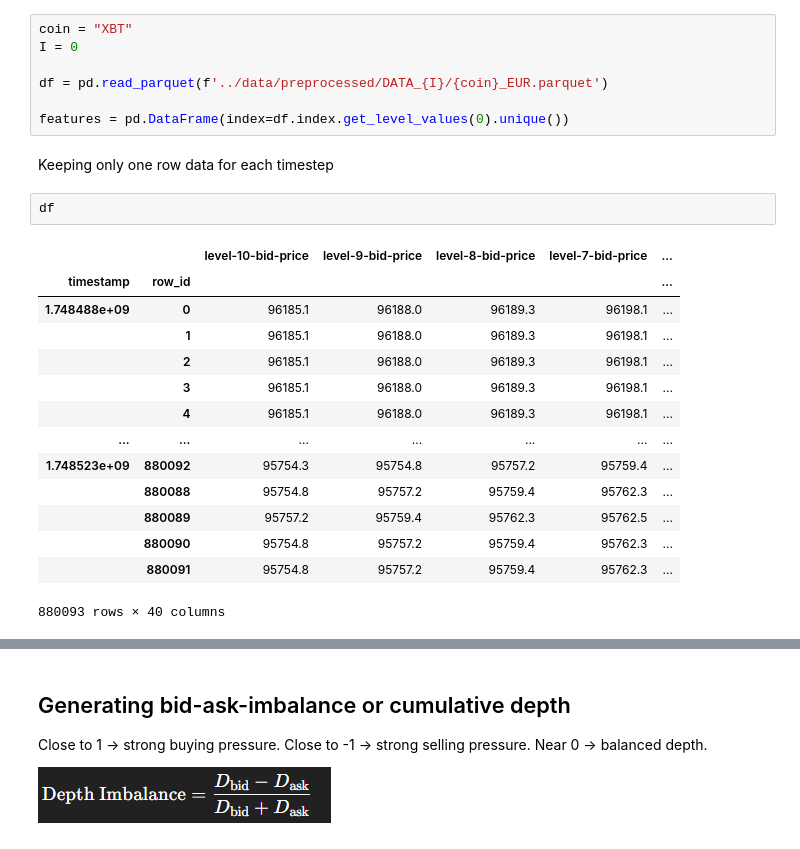
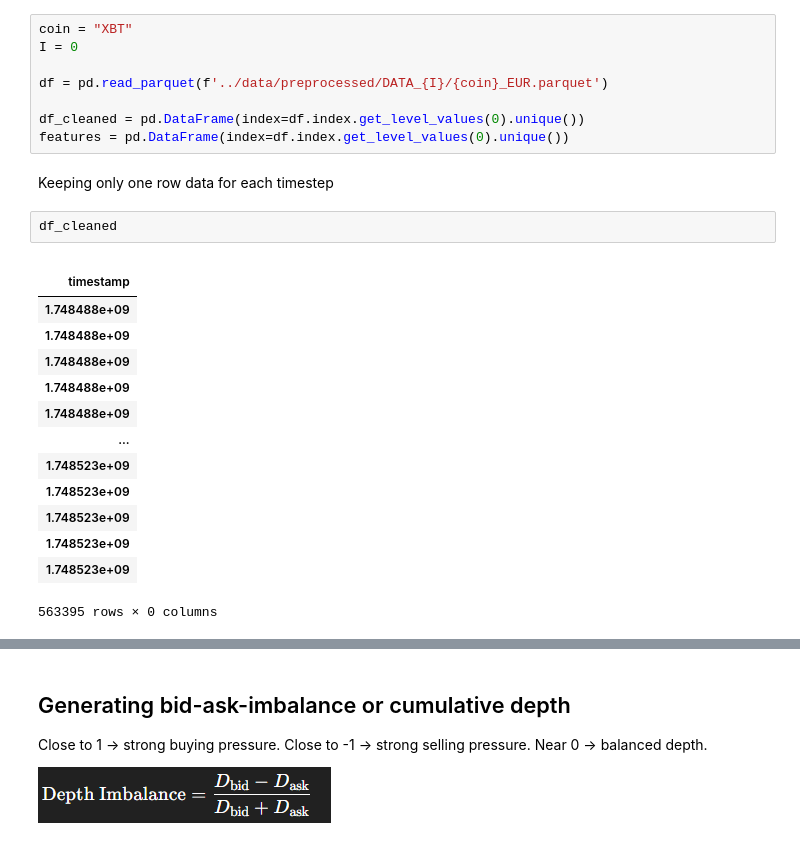
Before and after one commit to solalbaudoincs/ifcob, a Jupyter notebook: feature_extraction/feature_generation.ipynb, the cells around one changed output, grey strips where cells are left out. Drawn from its saved outputs; the diff is of its cells as text.

```diff
--- a/feature_extraction/feature_generation.ipynb
+++ b/feature_extraction/feature_generation.ipynb
@@ -38,26 +38,27 @@ I = 0
 
 df = pd.read_parquet(f'../data/preprocessed/DATA_{I}/{coin}_EUR.parquet')
 
+df_cleaned = pd.DataFrame(index=df.index.get_level_values(0).unique())
 features = pd.DataFrame(index=df.index.get_level_values(0).unique())
 # %% [markdown]
 Keeping only one row data for each timestep
 # %%
-df
+df_cleaned
 # %% [output]
-|  |  | level-10-bid-price | level-9-bid-price | level-8-bid-price | level-7-bid-price | ... |
-| timestamp | row_id |  |  |  |  | ... |
-| 1.748488e+09 | 0 | 96185.1 | 96188.0 | 96189.3 | 96198.1 | ... |
-|  | 1 | 96185.1 | 96188.0 | 96189.3 | 96198.1 | ... |
-|  | 2 | 96185.1 | 96188.0 | 96189.3 | 96198.1 | ... |
-|  | 3 | 96185.1 | 96188.0 | 96189.3 | 96198.1 | ... |
-|  | 4 | 96185.1 | 96188.0 | 96189.3 | 96198.1 | ... |
-| ... | ... | ... | ... | ... | ... | ... |
-| 1.748523e+09 | 880092 | 95754.3 | 95754.8 | 95757.2 | 95759.4 | ... |
-|  | 880088 | 95754.8 | 95757.2 | 95759.4 | 95762.3 | ... |
-|  | 880089 | 95757.2 | 95759.4 | 95762.3 | 95762.5 | ... |
-|  | 880090 | 95754.8 | 95757.2 | 95759.4 | 95762.3 | ... |
-|  | 880091 | 95754.8 | 95757.2 | 95759.4 | 95762.3 | ... |
+|  |
+| timestamp |
+| 1.748488e+09 |
+| 1.748488e+09 |
+| 1.748488e+09 |
+| 1.748488e+09 |
+| 1.748488e+09 |
+| ... |
+| 1.748523e+09 |
+| 1.748523e+09 |
+| 1.748523e+09 |
+| 1.748523e+09 |
+| 1.748523e+09 |
-880093 rows × 40 columns
+563395 rows × 0 columns
 # %%
 # Compute weighted average price "level-i-side-price" for each i and side by volume for each unique timestamp
 
```
Also changed, not shown: parts of 9 cells of this notebook.
